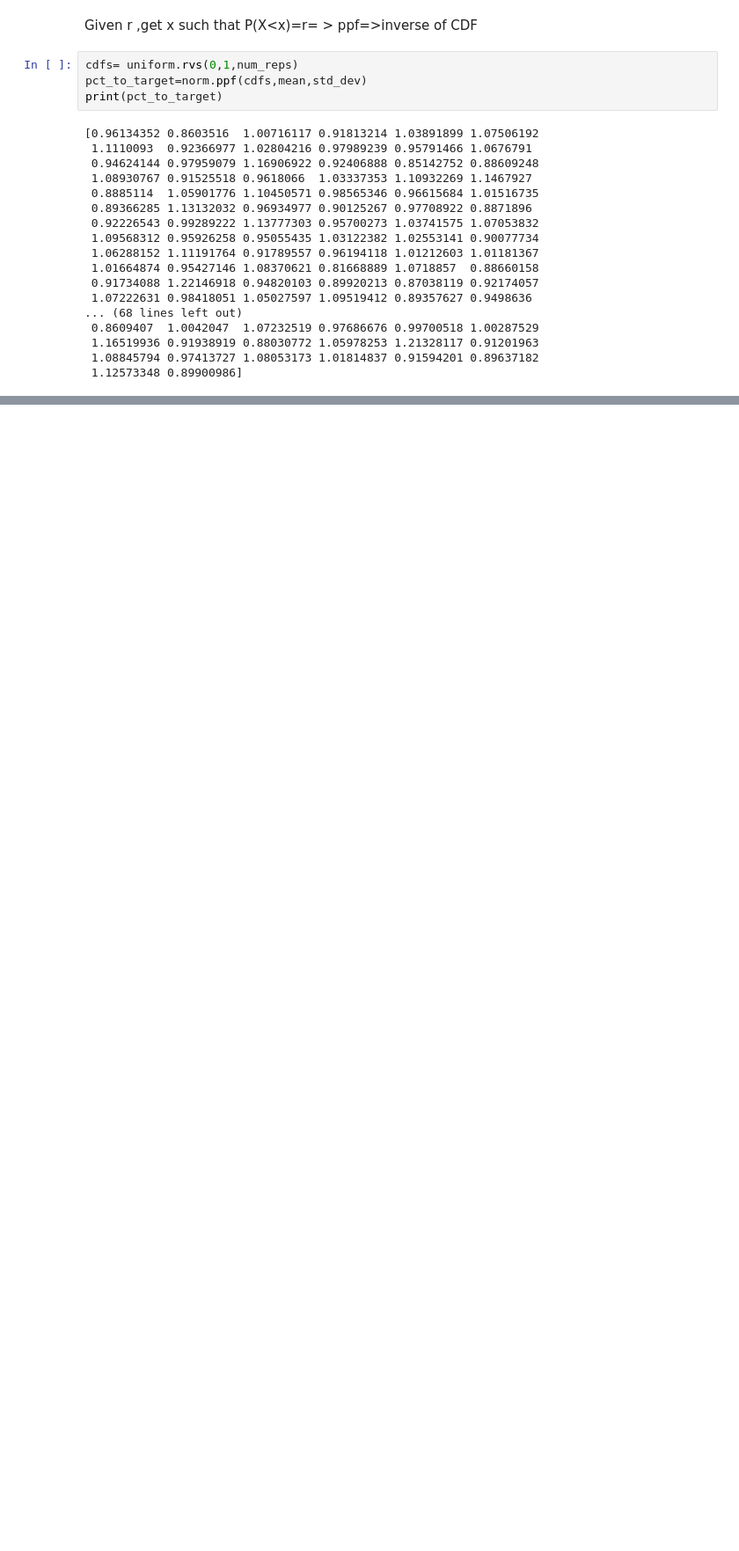
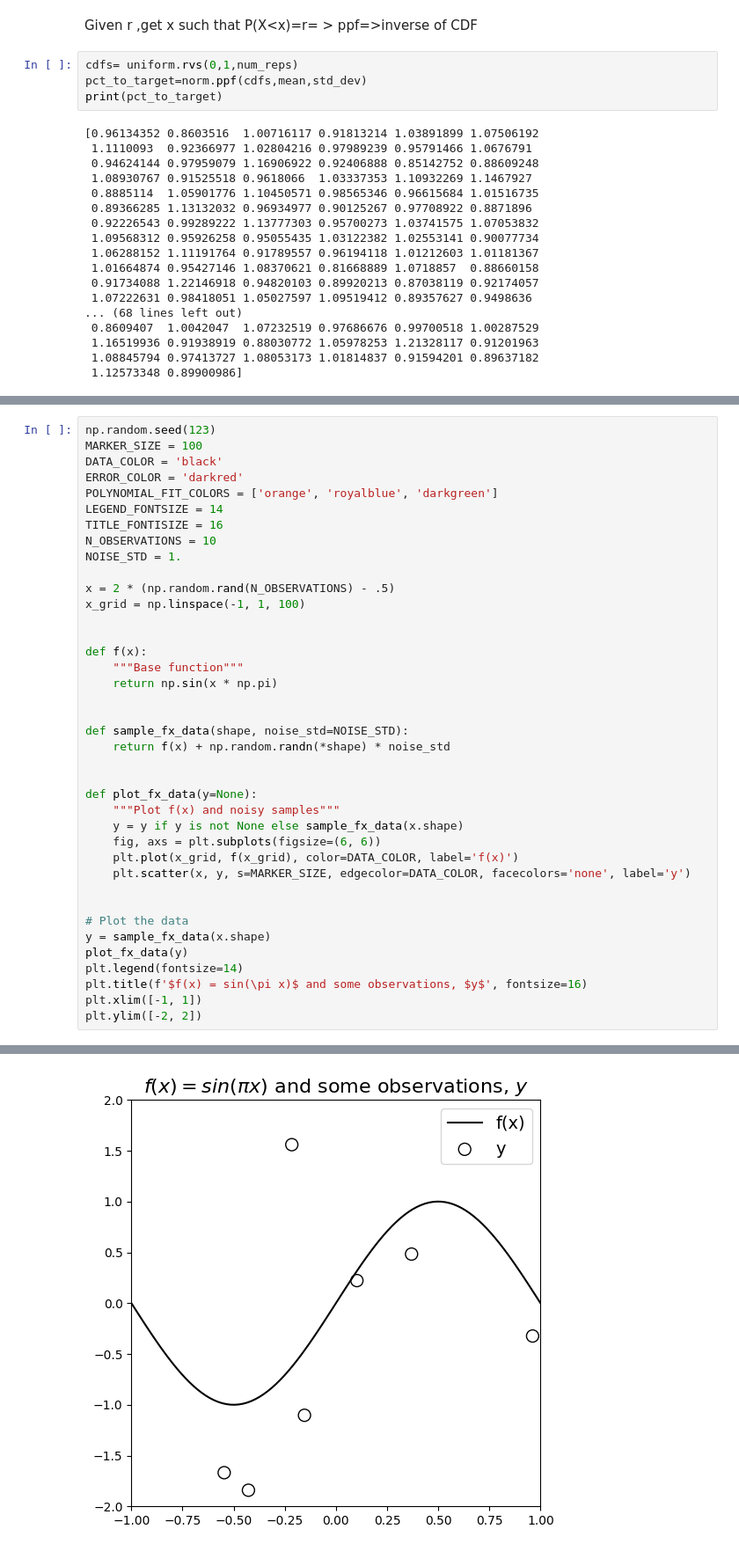
Before and after one commit to shivanginayak-bit/shivanginayak-bit, a Jupyter notebook: Pandas_Operations.ipynb, the cells around one changed output, grey strips where cells are left out. Shown at 88% size. Saved outputs shown, nothing was run; the diff lists cells and outputs as text; blank space fills up the shorter version.

```diff
--- a/Pandas_Operations.ipynb
+++ b/Pandas_Operations.ipynb
@@ -1651,0 +1726,40 @@ print(pct_to_target)
+# %%
+np.random.seed(123)
+MARKER_SIZE = 100
+DATA_COLOR = 'black'
+ERROR_COLOR = 'darkred'
+POLYNOMIAL_FIT_COLORS = ['orange', 'royalblue', 'darkgreen']
+LEGEND_FONTSIZE = 14
+TITLE_FONTISIZE = 16
+N_OBSERVATIONS = 10
+NOISE_STD = 1.
+
+x = 2 * (np.random.rand(N_OBSERVATIONS) - .5)
+x_grid = np.linspace(-1, 1, 100)
+
+
+def f(x):
+    """Base function"""
+    return np.sin(x * np.pi)
+
+
+def sample_fx_data(shape, noise_std=NOISE_STD):
+    return f(x) + np.random.randn(*shape) * noise_std
+
+
+def plot_fx_data(y=None):
+    """Plot f(x) and noisy samples"""
+    y = y if y is not None else sample_fx_data(x.shape)
+    fig, axs = plt.subplots(figsize=(6, 6))
+    plt.plot(x_grid, f(x_grid), color=DATA_COLOR, label='f(x)')
+    plt.scatter(x, y, s=MARKER_SIZE, edgecolor=DATA_COLOR, facecolors='none', label='y')
+
+
+# Plot the data
+y = sample_fx_data(x.shape)
+plot_fx_data(y)
+plt.legend(fontsize=14)
+plt.title(f'$f(x) = sin(\pi x)$ and some observations, $y$', fontsize=16)
+plt.xlim([-1, 1])
+plt.ylim([-2, 2])
+# %% [output]
@@ -1651,0 +1767 @@ print(pct_to_target)
+[figure, added]
```
Also changed, not shown: parts of 33 cells of this notebook.
